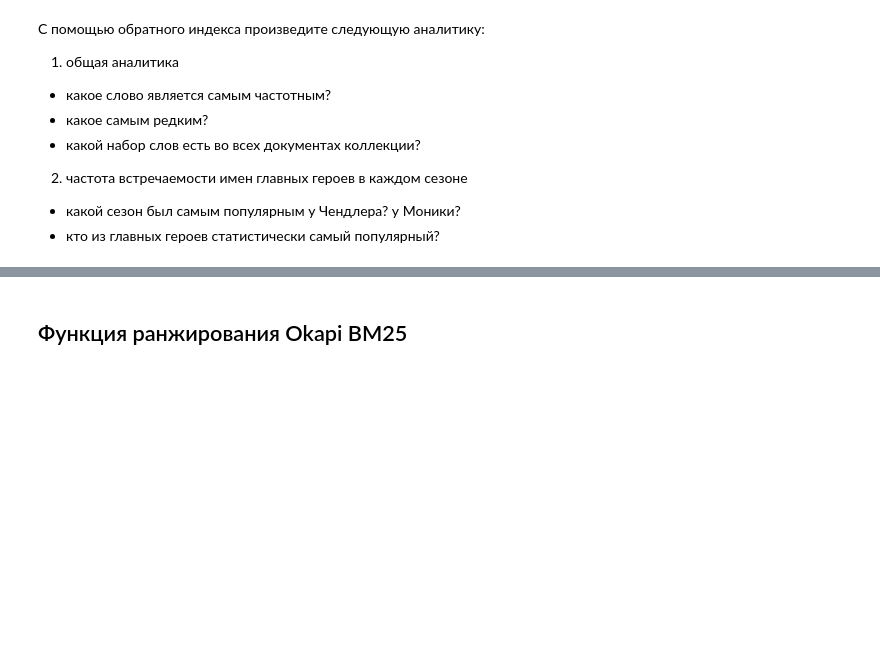
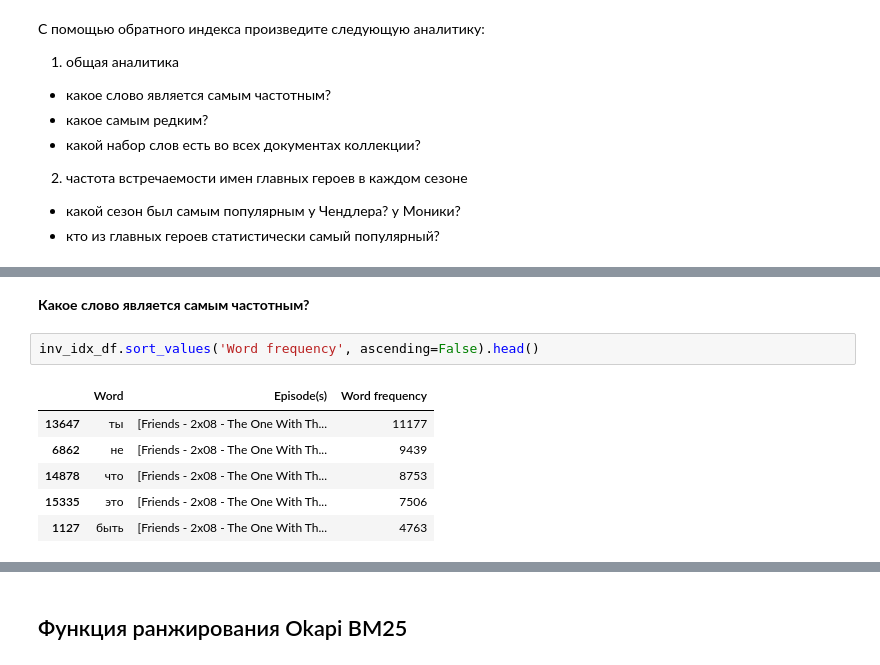
Before and after one commit to ermolaevanatasha/IR, a Jupyter notebook: sem1_Индекс.ipynb, the cells around one changed output, grey strips where cells are left out. Cells and saved outputs as stored; diff of their text form; blank space fills up the shorter version.

```diff
--- a/sem1_Индекс.ipynb
+++ b/sem1_Индекс.ipynb
@@ -214,0 +312,11 @@ def inverted_index() -> dict:
+# %% [markdown]
+**Какое слово является самым частотным?**
+# %%
+inv_idx_df.sort_values('Word frequency', ascending=False).head()
+# %% [output]
+|  | Word | Episode(s) | Word frequency |
+| 13647 | ты | [Friends - 2x08 - The One With Th... | 11177 |
+| 6862 | не | [Friends - 2x08 - The One With Th... | 9439 |
+| 14878 | что | [Friends - 2x08 - The One With Th... | 8753 |
+| 15335 | это | [Friends - 2x08 - The One With Th... | 7506 |
+| 1127 | быть | [Friends - 2x08 - The One With Th... | 4763 |
```
Also changed, not shown: parts of 23 cells of this notebook.
